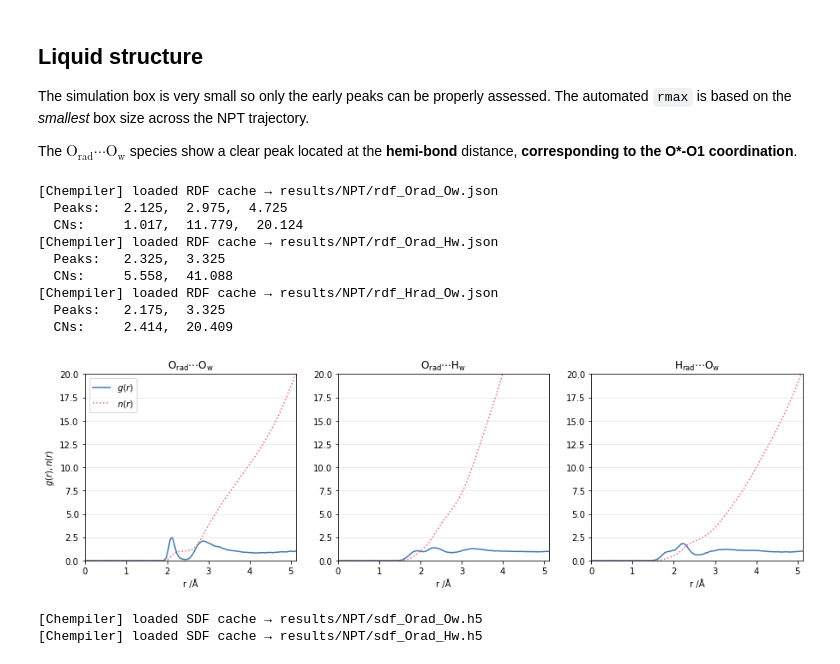
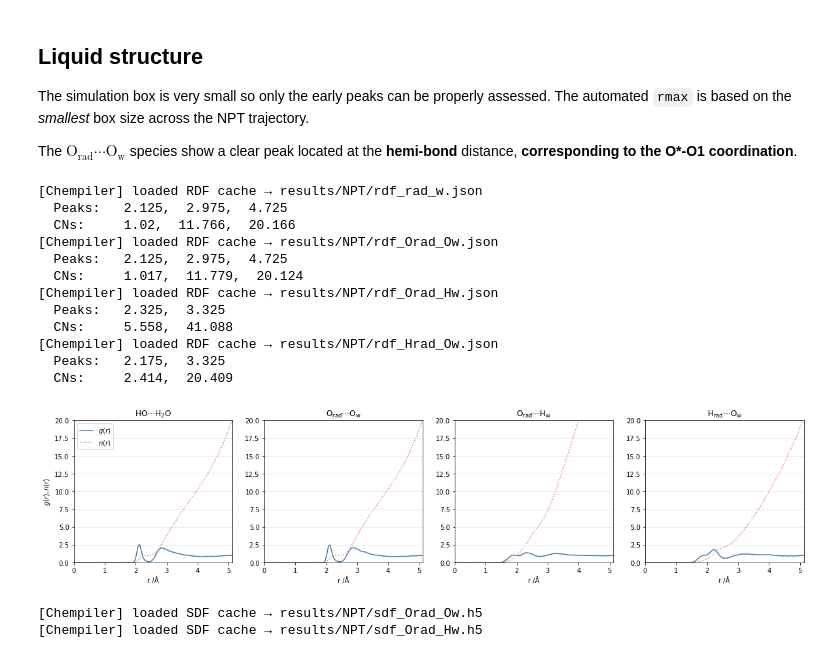
Before and after one commit to viktorsvahn/water, a Jupyter notebook: hydroxyl/OH_radical.ipynb, the cells around one changed output. Drawn from its saved outputs; the diff is of its cells as text; code cells hidden in the pictures.

```diff
--- a/hydroxyl/OH_radical.ipynb
+++ b/hydroxyl/OH_radical.ipynb
@@ -187,12 +188,13 @@ The $\text{O}_\text{rad} \cdots \text{O}_\text{w}$ species show a clear peak loc
 from chempiler import rdf_shells
 
 npt_plts = {
+    '$\\text{HO} \\cdots \\text{H}_2\\text{O}$': ("HO", "H2O", 'results/NPT/rdf_rad_w.json'),
     '$\\text{O}_\\text{rad} \\cdots \\text{O}_\\text{w}$': ({"HO": "O"}, {"H2O": "O"}, 'results/NPT/rdf_Orad_Ow.json'),
     '$\\text{O}_\\text{rad} \\cdots \\text{H}_\\text{w}$': ({"HO": "O"}, {"H2O": "H"}, 'results/NPT/rdf_Orad_Hw.json'),
     '$\\text{H}_\\text{rad} \\cdots \\text{O}_\\text{w}$': ({"HO": "H"}, {"H2O": "O"}, 'results/NPT/rdf_Hrad_Ow.json'),
 }
-
-fig, axs = plt.subplots(1,3, figsize=(3*5, 4))
+len(npt_plts)
+fig, axs = plt.subplots(1,len(npt_plts), figsize=(len(npt_plts)*5, 4))
 for ax, (label, pair) in zip(axs, npt_plts.items()):
     CTR, TGT, CACHE = pair
 
@@ -202,34 +204,37 @@ for ax, (label, pair) in zip(axs, npt_plts.items()):
         dr=0.05,
         integrate=True,
         cache_file=CACHE,
     )
     shells = rdf_shells(r, g, n, smooth_sigma=0.2)
 
     peaks = [str(p) for p in shells.peaks.round(decimals=3)]; print('  Peaks:  ', ',  '.join(peaks))
     cns = [str(c) for c in shells.cns.round(decimals=3)]; print('  CNs:    ', ',  '.join(cns))
 
     ax.plot(r,g, label='$g(r)$')
     ax.plot(r,n, ':', label='$n(r)$')
 
     ax.set_title(label)
     ax.set_xlabel('r /Å')
     ax.set_xlim(0,r.max())
     ax.set_ylim(0,20)
     ax.grid(axis='y')
 
 axs[0].set_ylabel('$g(r), n(r)$')
 axs[0].legend();
 # %% [output]
+[Chempiler] loaded RDF cache → results/NPT/rdf_rad_w.json
+  Peaks:   2.125,  2.975,  4.725
+  CNs:     1.02,  11.766,  20.166
 [Chempiler] loaded RDF cache → results/NPT/rdf_Orad_Ow.json
   Peaks:   2.125,  2.975,  4.725
   CNs:     1.017,  11.779,  20.124
 [Chempiler] loaded RDF cache → results/NPT/rdf_Orad_Hw.json
   Peaks:   2.325,  3.325
   CNs:     5.558,  41.088
 [Chempiler] loaded RDF cache → results/NPT/rdf_Hrad_Ow.json
   Peaks:   2.175,  3.325
   CNs:     2.414,  20.409
-[figure, old version]
+[figure, new version]
 # %%
 from chempiler import spatial_density_maps
 
```
Also changed, not shown: parts of 6 cells of this notebook.
